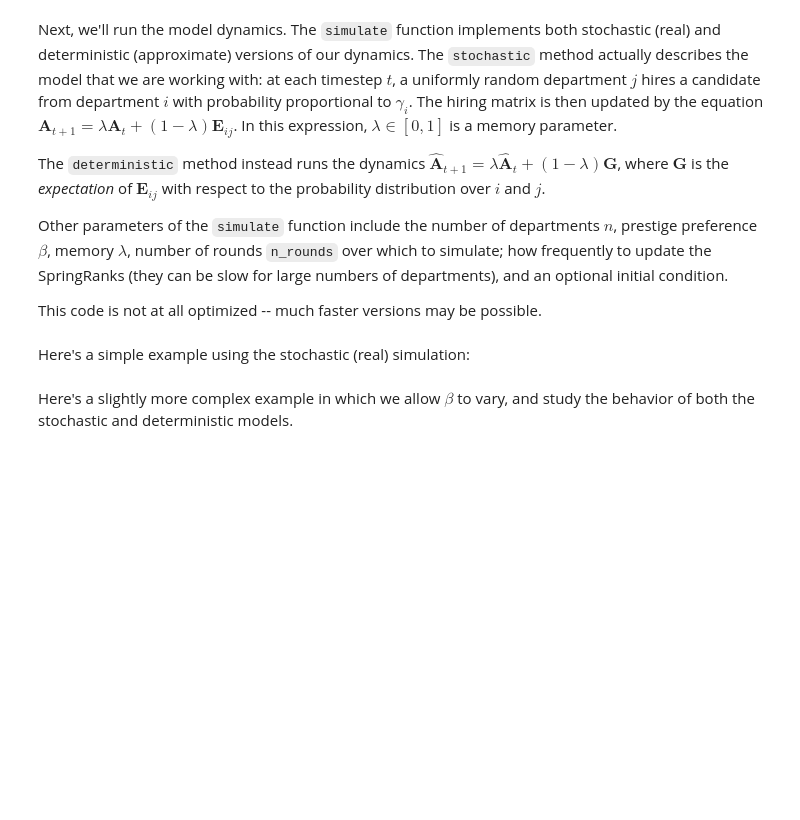
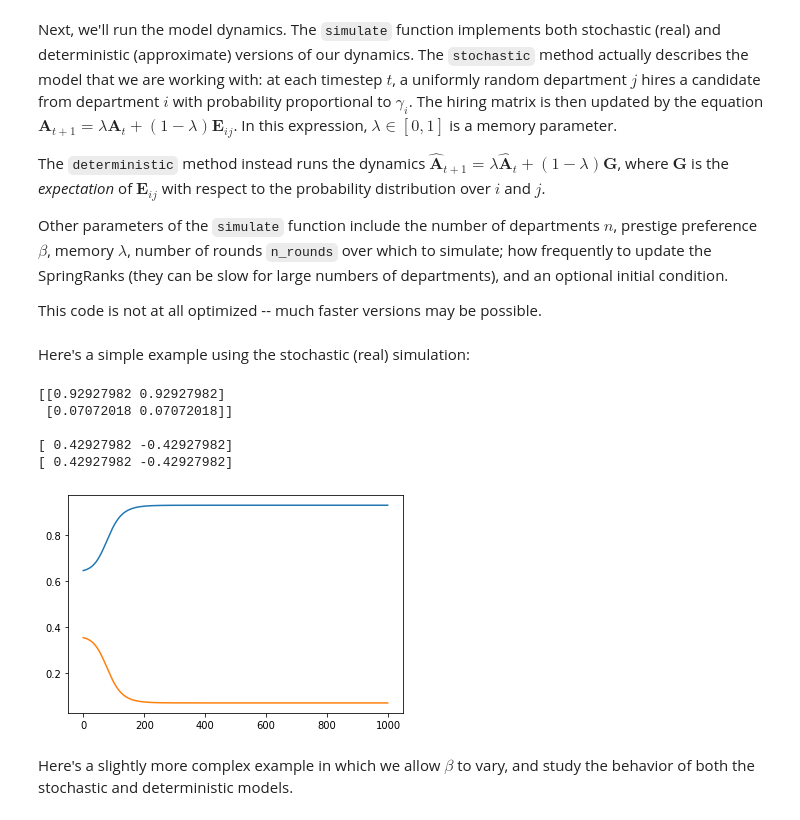
Before and after one commit to PhilChodrow/prestige_reinforcement, a Jupyter notebook: async_mk.ipynb, the cells around one changed output. Drawn from its saved outputs; the diff is of its cells as text; code cells hidden in the pictures; blank space fills up the shorter version.

```diff
--- a/async_mk.ipynb
+++ b/async_mk.ipynb
@@ -44,7 +73,6 @@ Other parameters of the `simulate` function include the number of departments $n
 
 This code is not at all optimized -- much faster versions may be possible.
 # %%
-
 # construct the initial condition and container for trajectories
 def initialize(n, n_rounds = 1, A0 = None):
     if A0 is None:
@@ -69,40 +97,59 @@ def increment(n, gamma, method = 'stochastic'):
         G = np.tile(gamma, (n,1)).T        # G is the expectation of E above
         return(G)
 
-def simulate(n, beta, lam, n_rounds, method = 'stochastic', update_interval = 1, A0 = None):
+# def simulate(n, beta, lam, n_rounds, method = 'stochastic', update_interval = 1, A0 = None):
+def simulate(n, beta, lam, n_rounds, method='stochastic', update_interval=1, A0=None, ralpha=0):
     A, GAMMA = initialize(n, n_rounds, A0)
 
     for r in range(n_rounds):
         if r % update_interval == 0:                    # update the springranks at this interval
-            gamma = compute_gamma(A, beta)
+#             gamma = compute_gamma(A, beta)
+            gamma = compute_gamma(A, beta, ralpha)
 
         GAMMA[r,:] = gamma                              # record current gamma
         A = lam*A + (1-lam)*increment(n, gamma, method) # update A
 
-    return(GAMMA)
+        if r == n_rounds - 1:
+            phi = sr.get_ranks(A, ralpha)                # want to see what the phi's look like at the end
+
+    return GAMMA, phi, A
 # %% [markdown]
 Here's a simple example using the stochastic (real) simulation:
 # %%
-n        = 5
+n        = 2
 beta     = 3
+ralpha    = 10e-15
 lam      = .95
 n_rounds = 1000
 method   = 'deterministic'
 update_interval = 1
 A0       = np.ones((n,n))
 A0[0,1] += 5
-A0[1,2] += 5
+A0[1,0] += 3
 
-GAMMA = simulate(n        = n,
-                 beta     = beta,
-                 lam      = lam,
-                 n_rounds = n_rounds,
-                 method   = method,
-                 update_interval = update_interval,
-                 A0       = A0)
+GAMMA, phi, Alast = simulate(n        = n,
+                             beta     = beta,
+                             lam      = lam,
+                             n_rounds = n_rounds,
+                             method   = method,
+                             update_interval = update_interval,
+                             A0       = A0,
+                             ralpha   = ralpha)
 
 for i in range(n):
     plt.plot(GAMMA[:,i])
+
+print(Alast)
+print("")
+print(phi)
+print(sr.get_ranks(Alast,ralpha))
+# %% [output]
+[[0.92927982 0.92927982]
+ [0.07072018 0.07072018]]
+
+[ 0.42927982 -0.42927982]
+[ 0.42927982 -0.42927982]
+[figure, added]
 # %% [markdown]
 Here's a slightly more complex example in which we allow $\beta$ to vary, and study the behavior of both the stochastic and deterministic models.
 # %%
```
Also changed, not shown: parts of 4 cells of this notebook, 15 other files.
